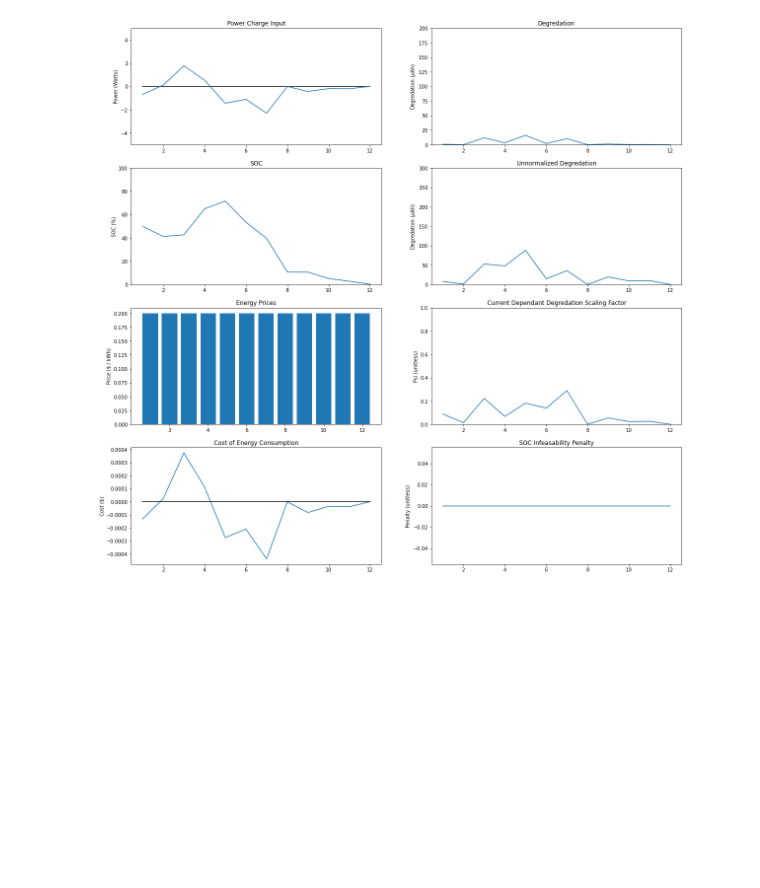
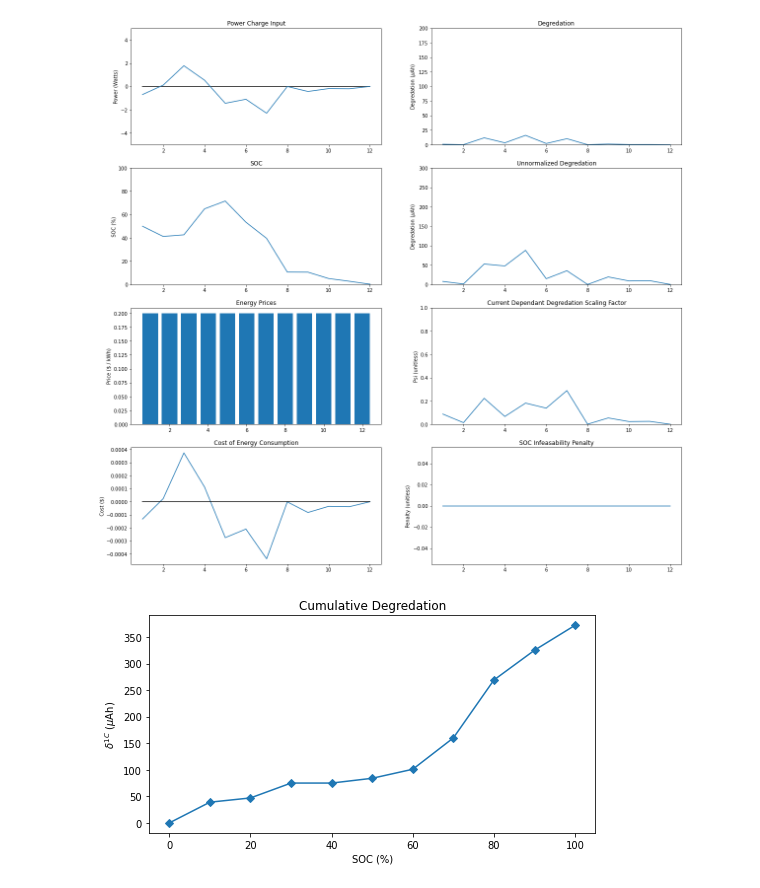
Before and after one commit to jacobazoulay/battery-optimization, a Jupyter notebook: notebooks/Model_Optimization.ipynb, the cells around one changed output. Saved outputs shown, nothing was run; the diff lists cells and outputs as text; code cells hidden in the pictures; blank space fills up the shorter version.

Commit message:
Added graphs

```diff
--- a/notebooks/Model_Optimization.ipynb
+++ b/notebooks/Model_Optimization.ipynb
@@ -155,16 +155,20 @@ class Battery():
 
     def plotPsi(self):
         # Plots the psi schedule as a function of i = P / VI
+        plt.figure(figsize=(8, 4))
         plt.plot(i_x, psi_y, marker='D')
-        plt.xlabel("i")
-        plt.ylabel("Psi Degredation Scaling Factor")
+        plt.xlabel("i ($h^{-1}$)")
+        plt.ylabel("$\psi$")
+        plt.title("Degradation Scaling Factor")
 
 
     def plotCum_Deg(self):
         # Plots essentially the same plot as fig 4 in the paper
+        plt.figure(figsize=(8, 4))
         plt.plot(SOC_x, cum_deg_y, marker='D')
         plt.xlabel("SOC (%)")
-        plt.ylabel("Cumulative Degredation (10^-6 Ah)")
+        plt.ylabel("$\delta^{1C}$ ($\mu$Ah)")
+        plt.title("Cumulative Degredation")
 # %%
 # Cost Class Definition Template
 class Cost():
@@ -410,3 +414,8 @@ plotPareto(caches)
 plotCache(caches[-1])
 # %% [output]
 [figure]
+# %%
+bat = Battery()
+bat.plotCum_Deg()
+# %% [output]
+[figure, added]
```
Also changed, not shown: parts of 1 cell of this notebook, 3 other files.
